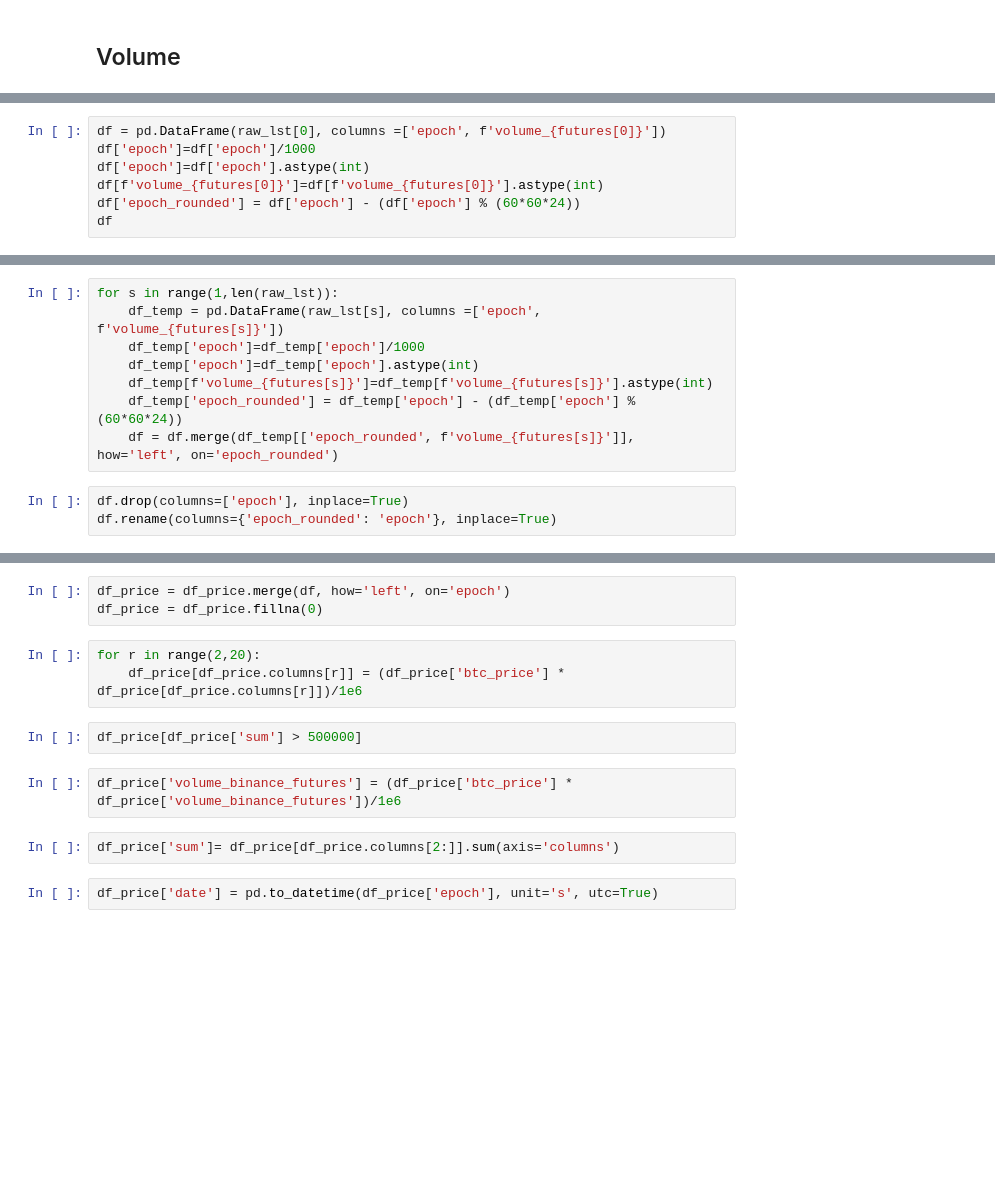
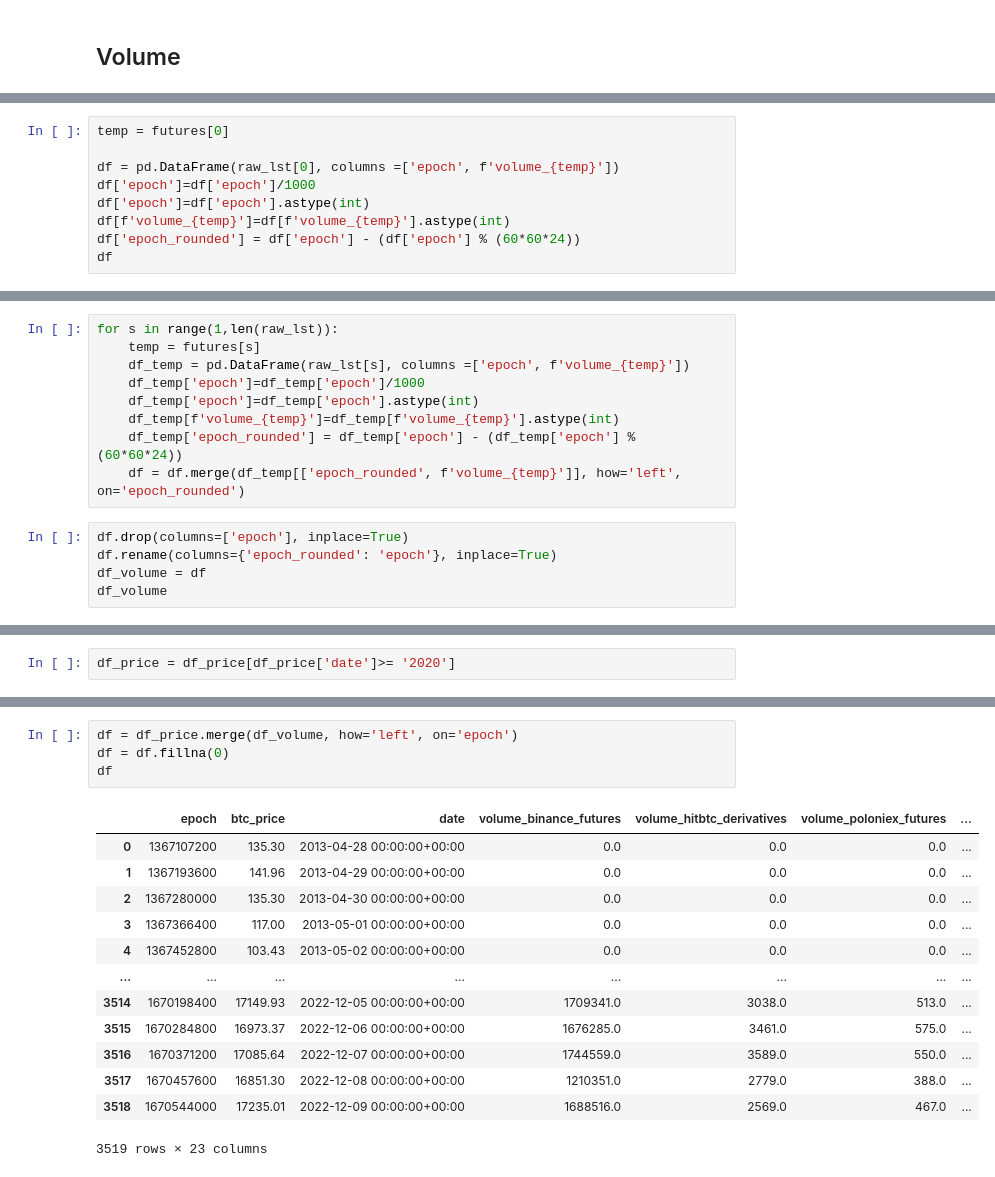
Before and after one commit to vivowa/perpetuals, a Jupyter notebook: coingecko_exchanges.ipynb, the cells around one changed output, grey strips where cells are left out. Drawn from its saved outputs; the diff is of its cells as text; blank space fills up the shorter version.

```diff
--- a/coingecko_exchanges.ipynb
+++ b/coingecko_exchanges.ipynb
@@ -111,7 +218,9 @@ raw_lst[10] = raw
 # %%
-df = pd.DataFrame(raw_lst[0], columns =['epoch', f'volume_{futures[0]}'])
+temp = futures[0]
+
+df = pd.DataFrame(raw_lst[0], columns =['epoch', f'volume_{temp}'])
 df['epoch']=df['epoch']/1000
 df['epoch']=df['epoch'].astype(int)
-df[f'volume_{futures[0]}']=df[f'volume_{futures[0]}'].astype(int)
+df[f'volume_{temp}']=df[f'volume_{temp}'].astype(int)
 df['epoch_rounded'] = df['epoch'] - (df['epoch'] % (60*60*24))
 df
@@ -118,11 +241,14 @@ df
 # %%
 for s in range(1,len(raw_lst)):
-    df_temp = pd.DataFrame(raw_lst[s], columns =['epoch', f'volume_{futures[s]}'])
+    temp = futures[s]
+    df_temp = pd.DataFrame(raw_lst[s], columns =['epoch', f'volume_{temp}'])
     df_temp['epoch']=df_temp['epoch']/1000
     df_temp['epoch']=df_temp['epoch'].astype(int)
-    df_temp[f'volume_{futures[s]}']=df_temp[f'volume_{futures[s]}'].astype(int)
+    df_temp[f'volume_{temp}']=df_temp[f'volume_{temp}'].astype(int)
     df_temp['epoch_rounded'] = df_temp['epoch'] - (df_temp['epoch'] % (60*60*24))
-    df = df.merge(df_temp[['epoch_rounded', f'volume_{futures[s]}']], how='left', on='epoch_rounded')
+    df = df.merge(df_temp[['epoch_rounded', f'volume_{temp}']], how='left', on='epoch_rounded')
 # %%
 df.drop(columns=['epoch'], inplace=True)
 df.rename(columns={'epoch_rounded': 'epoch'}, inplace=True)
+df_volume = df
+df_volume
@@ -128,0 +279,2 @@ df.rename(columns={'epoch_rounded': 'epoch'}, inplace=True)
+# %%
+df_price = df_price[df_price['date']>= '2020']
@@ -129,14 +297,18 @@ df.rename(columns={'epoch_rounded': 'epoch'}, inplace=True)
 # %%
-df_price = df_price.merge(df, how='left', on='epoch')
-df_price = df_price.fillna(0)
+df = df_price.merge(df_volume, how='left', on='epoch')
+df = df.fillna(0)
+df
+# %% [output]
+|  | epoch | btc_price | date | volume_binance_futures | volume_hitbtc_derivatives | volume_poloniex_futures | ... |
+| 0 | 1367107200 | 135.30 | 2013-04-28 00:00:00+00:00 | 0.0 | 0.0 | 0.0 | ... |
+| 1 | 1367193600 | 141.96 | 2013-04-29 00:00:00+00:00 | 0.0 | 0.0 | 0.0 | ... |
+| 2 | 1367280000 | 135.30 | 2013-04-30 00:00:00+00:00 | 0.0 | 0.0 | 0.0 | ... |
+| 3 | 1367366400 | 117.00 | 2013-05-01 00:00:00+00:00 | 0.0 | 0.0 | 0.0 | ... |
+| 4 | 1367452800 | 103.43 | 2013-05-02 00:00:00+00:00 | 0.0 | 0.0 | 0.0 | ... |
+| ... | ... | ... | ... | ... | ... | ... | ... |
+| 3514 | 1670198400 | 17149.93 | 2022-12-05 00:00:00+00:00 | 1709341.0 | 3038.0 | 513.0 | ... |
+| 3515 | 1670284800 | 16973.37 | 2022-12-06 00:00:00+00:00 | 1676285.0 | 3461.0 | 575.0 | ... |
+| 3516 | 1670371200 | 17085.64 | 2022-12-07 00:00:00+00:00 | 1744559.0 | 3589.0 | 550.0 | ... |
+| 3517 | 1670457600 | 16851.30 | 2022-12-08 00:00:00+00:00 | 1210351.0 | 2779.0 | 388.0 | ... |
+| 3518 | 1670544000 | 17235.01 | 2022-12-09 00:00:00+00:00 | 1688516.0 | 2569.0 | 467.0 | ... |
+3519 rows × 23 columns
-# %%
-for r in range(2,20):
-    df_price[df_price.columns[r]] = (df_price['btc_price'] * df_price[df_price.columns[r]])/1e6
-# %%
-df_price[df_price['sum'] > 500000]
-# %%
-df_price['volume_binance_futures'] = (df_price['btc_price'] * df_price['volume_binance_futures'])/1e6
-# %%
-df_price['sum']= df_price[df_price.columns[2:]].sum(axis='columns')
-# %%
-df_price['date'] = pd.to_datetime(df_price['epoch'], unit='s', utc=True)
```
Also changed, not shown: parts of 32 cells of this notebook, 8 other files.
